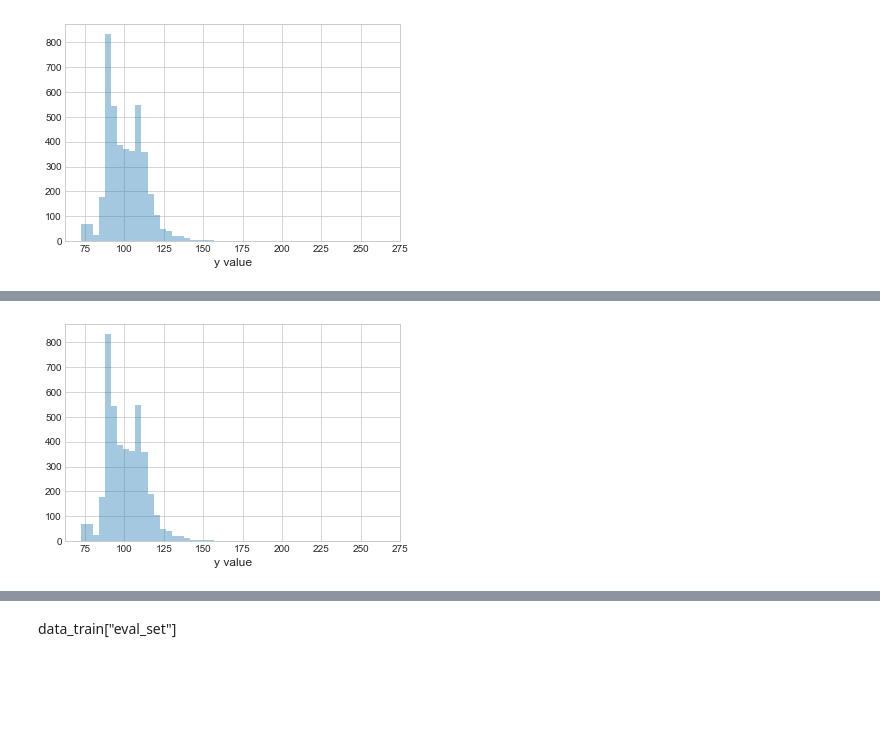
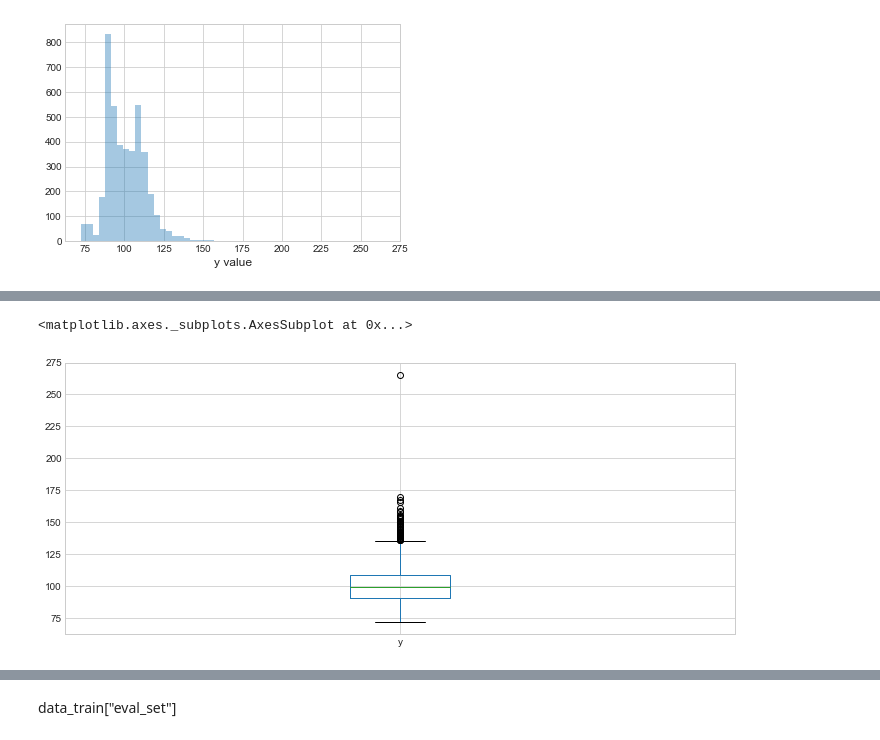
Before and after one commit to roudmane1/mercedes_benz, a Jupyter notebook: Mercedes-Benz.ipynb, the cells around one changed output, grey strips where cells are left out. Saved outputs shown, nothing was run; the diff lists cells and outputs as text; code cells hidden in the pictures; blank space fills up the shorter version.

```diff
--- a/Mercedes-Benz.ipynb
+++ b/Mercedes-Benz.ipynb
@@ -213,7 +209,5 @@ plt.show()
-# %%
-
-sns.distplot(data_train.y.values, bins=50, kde=False)
-plt.xlabel('y value', fontsize=12)
-plt.show()
-# %% [output]
-[figure, removed]
+# %%
+data_train["y"].plot(kind="box",figsize=(12,5))
+# %% [output]
+<matplotlib.axes._subplots.AxesSubplot at 0x...>
+[figure, added]
```
Also changed, not shown: parts of 55 cells of this notebook, 10 other files.
